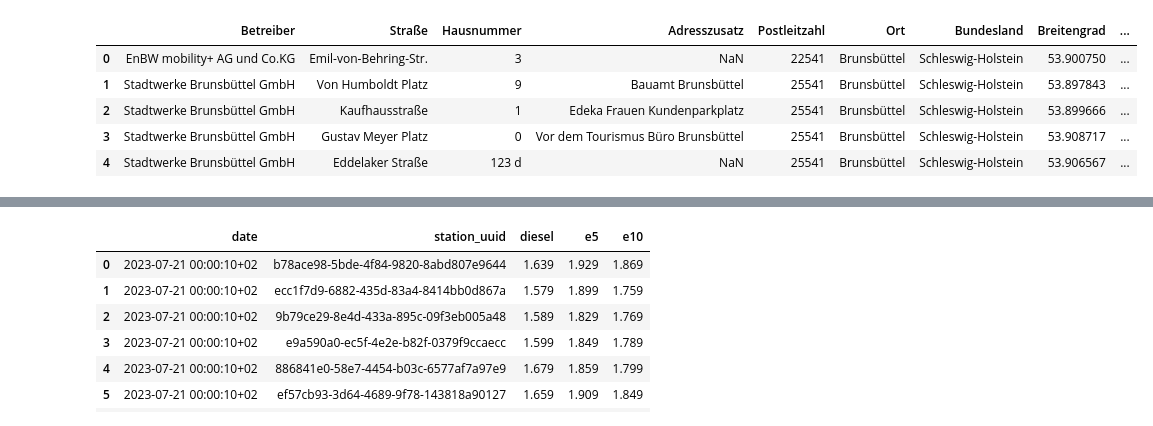
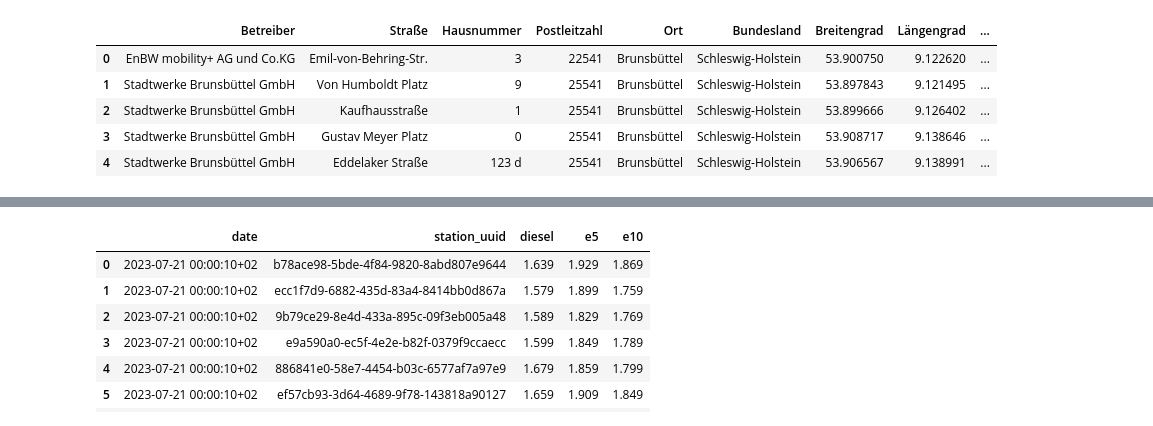
Before and after one commit to Takomonios/Team02_ChargeIT, a Jupyter notebook: code/transformationDatasets.ipynb, the cells around one changed output, grey strips where cells are left out. Drawn from its saved outputs; the diff is of its cells as text; code cells hidden in the pictures.

```diff
--- a/code/transformationDatasets.ipynb
+++ b/code/transformationDatasets.ipynb
@@ -1,16 +1,18 @@
 # %%
 import pandas as pd
 
-df_ladesaeulen = pd.read_csv("/Users/philippusasefaw/team02/datasets/1.raw/Charger/ladesaeulenregister.csv")
+raw_ladesaeulen = pd.read_csv("/Users/philippusasefaw/team02/datasets/1.raw/Charger/ladesaeulenregister.csv")
 
-df_ladesaeulen.drop(["Kreis/kreisfreie Stadt","Inbetriebnahmedatum", "Public Key1", "Public Key2", "Public Key3", "Public Key4"], axis = 1, inplace = True)
+df_ladesaeulen = raw_ladesaeulen
+
+df_ladesaeulen.drop(["Adresszusatz","Kreis/kreisfreie Stadt","Inbetriebnahmedatum", "Public Key1", "Public Key2", "Public Key3", "Public Key4"], axis = 1, inplace = True)
 
 df_ladesaeulen.head(5)
 # %% [output]
-|  | Betreiber | Straße | Hausnummer | Adresszusatz | Postleitzahl | Ort | Bundesland | Breitengrad | ... |
-| 0 | EnBW mobility+ AG und Co.KG | Emil-von-Behring-Str. | 3 | NaN | 22541 | Brunsbüttel | Schleswig-Holstein | 53.900750 | ... |
-| 1 | Stadtwerke Brunsbüttel GmbH | Von Humboldt Platz | 9 | Bauamt Brunsbüttel | 25541 | Brunsbüttel | Schleswig-Holstein | 53.897843 | ... |
-| 2 | Stadtwerke Brunsbüttel GmbH | Kaufhausstraße | 1 | Edeka Frauen Kundenparkplatz | 25541 | Brunsbüttel | Schleswig-Holstein | 53.899666 | ... |
-| 3 | Stadtwerke Brunsbüttel GmbH | Gustav Meyer Platz | 0 | Vor dem Tourismus Büro Brunsbüttel | 25541 | Brunsbüttel | Schleswig-Holstein | 53.908717 | ... |
-| 4 | Stadtwerke Brunsbüttel GmbH | Eddelaker Straße | 123 d | NaN | 25541 | Brunsbüttel | Schleswig-Holstein | 53.906567 | ... |
+|  | Betreiber | Straße | Hausnummer | Postleitzahl | Ort | Bundesland | Breitengrad | Längengrad | ... |
+| 0 | EnBW mobility+ AG und Co.KG | Emil-von-Behring-Str. | 3 | 22541 | Brunsbüttel | Schleswig-Holstein | 53.900750 | 9.122620 | ... |
+| 1 | Stadtwerke Brunsbüttel GmbH | Von Humboldt Platz | 9 | 25541 | Brunsbüttel | Schleswig-Holstein | 53.897843 | 9.121495 | ... |
+| 2 | Stadtwerke Brunsbüttel GmbH | Kaufhausstraße | 1 | 25541 | Brunsbüttel | Schleswig-Holstein | 53.899666 | 9.126402 | ... |
+| 3 | Stadtwerke Brunsbüttel GmbH | Gustav Meyer Platz | 0 | 25541 | Brunsbüttel | Schleswig-Holstein | 53.908717 | 9.138646 | ... |
+| 4 | Stadtwerke Brunsbüttel GmbH | Eddelaker Straße | 123 d | 25541 | Brunsbüttel | Schleswig-Holstein | 53.906567 | 9.138991 | ... |
 # %%
```
Also changed, not shown: parts of 9 cells of this notebook, 10 other files.
